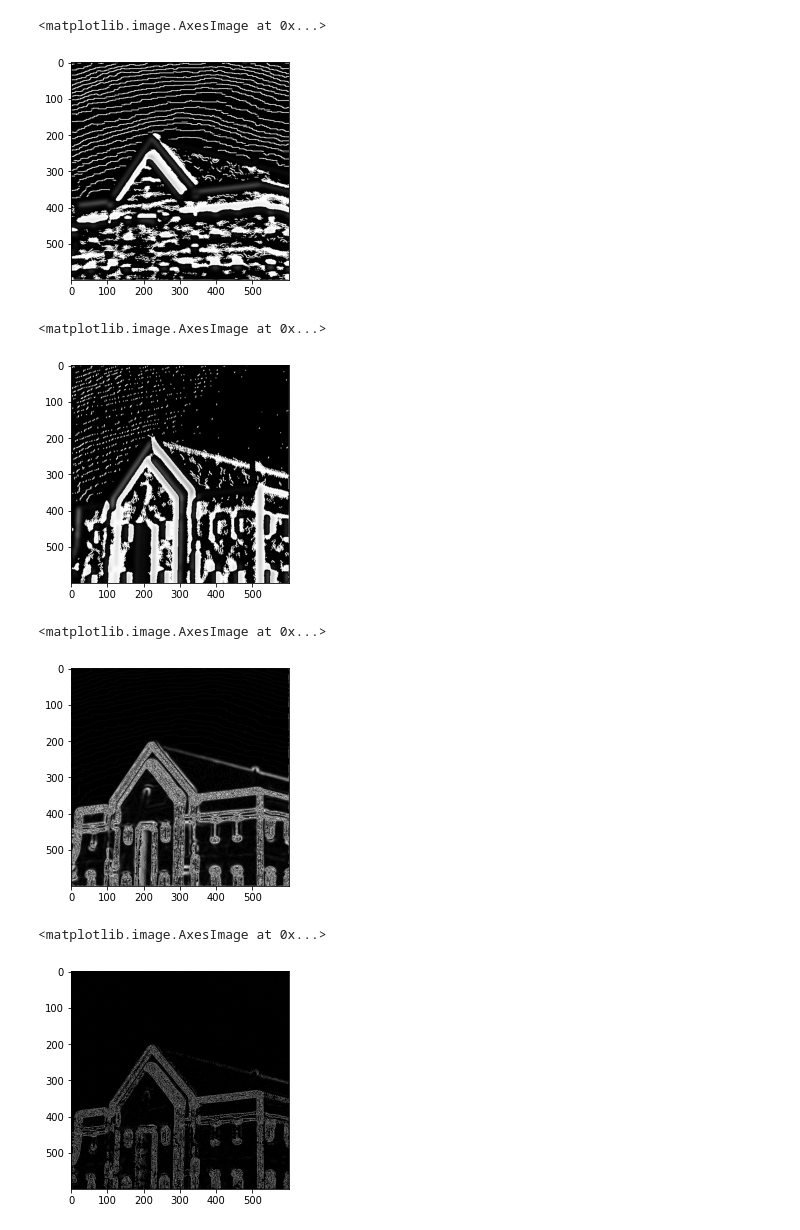
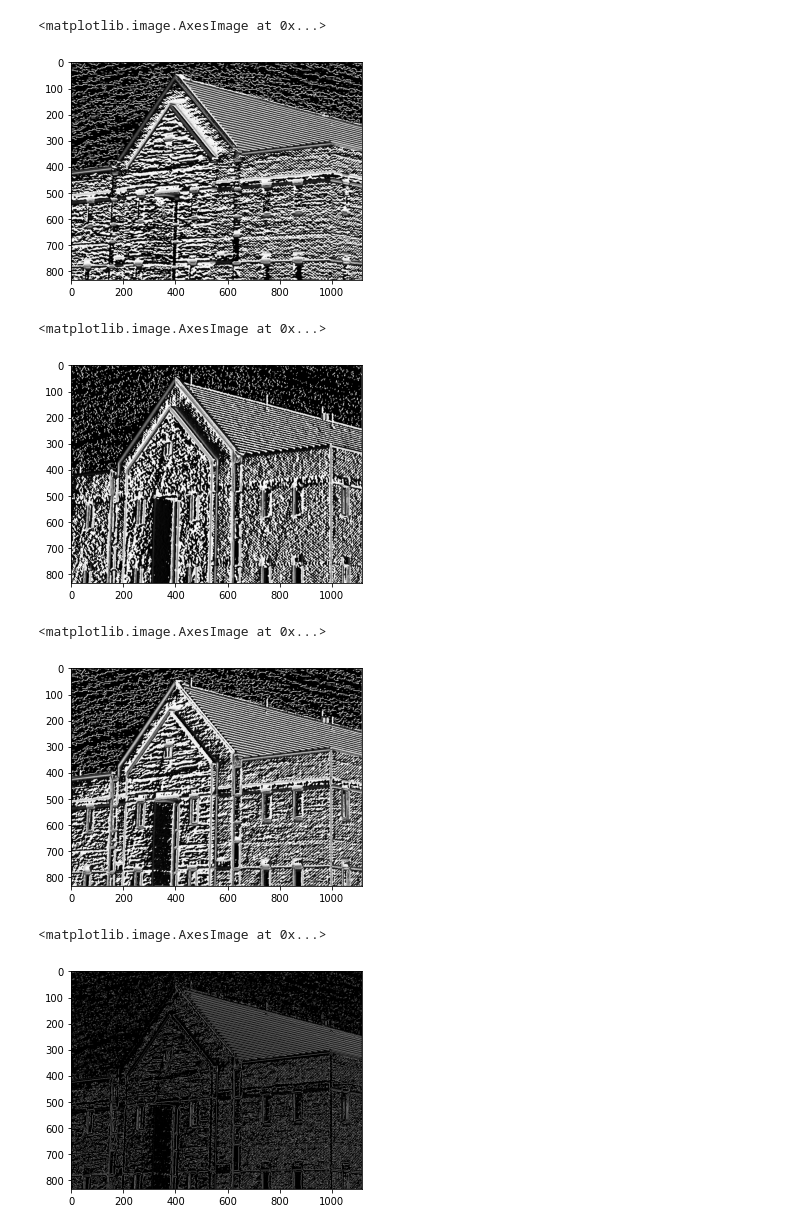
Before and after one commit to swzhxx/DIP, a Jupyter notebook: segmentation/canny-edge.ipynb, the cells around one changed output. Saved outputs shown, nothing was run; the diff lists cells and outputs as text; code cells hidden in the pictures.

```diff
--- a/segmentation/canny-edge.ipynb
+++ b/segmentation/canny-edge.ipynb
@@ -3,7 +3,7 @@ from  matplotlib import pyplot as plt
 import numpy as np
 from scipy import ndimage as ndim
 # %%
-f = plt.imread("./../images/building-600by600.tif")
+f = plt.imread("./../images/building-cropped-834by1114.tif")
 plt.imshow(f , "gray")
 # %% [output]
 <matplotlib.image.AxesImage at 0x...>
@@ -11,7 +11,7 @@ plt.imshow(f , "gray")
 # %%
-# Gauss Filter
+# Gauss Blur
 f = f.copy()
-g = ndim.gaussian_filter(f,sigma= 5)
+g = ndim.gaussian_filter(f , sigma =2)
 
 plt.imshow(g,"gray")
 # %% [output]
@@ -23,48 +23,49 @@ def gradient(f):
     h,w = f.shape
     gradient_x_kernel = np.array ([
     [
-        -1, - 1, -1
+        -1 , -2 , -1
     ],[
-        0,0,0
+        0 , 0 , 0
     ],[
-        1,1,1
-    ]])
-    gradient_x = ndim.convolve(f,gradient_x_kernel,mode ="constant")
+       1, 2, 1
+    ]
+    ])
+    gx = ndim.convolve(f,gradient_x_kernel,mode ="constant")
 
     gradient_y_kernel = np.array([
     [
-        -1 , 0 , 1
+        -1, 0, 1
     ],[
-        -2 , 0 , 2
+        -2,0,2
     ],[
-        -1, 0 , 1
+        -1,0,1
     ]
     ])
 
-    gradient_y =  ndim.convolve(f,gradient_y_kernel , mode="constant")
-    return gradient_x , gradient_y
+    gy =  ndim.convolve(f,gradient_y_kernel , mode="constant")
+    return gx ,gy
 # %%
 gx, gy = gradient(g)
 plt.imshow(gx , 'gray')
 # %% [output]
 <matplotlib.image.AxesImage at 0x...>
-[figure, old version]
+[figure, new version]
 # %%
 plt.imshow(gy , "gray")
 # %% [output]
 <matplotlib.image.AxesImage at 0x...>
-[figure, old version]
+[figure, new version]
 # %%
 # 幅度图
 def magnitude(gx , gy):
-    m = gx ** 2 + gy ** 2
+    m = np.abs(gx) + np.abs(gy)
     return m
 m = magnitude(gx , gy)
 m = m / m.max() * 255
 plt.imshow(m , "gray")
 # %% [output]
 <matplotlib.image.AxesImage at 0x...>
-[figure, old version]
+[figure, new version]
 # %%
 
 """
@@ -110,6 +111,6 @@ nm = non_max_suppression(m,d)
 plt.imshow(nm , "gray")
 # %% [output]
 <matplotlib.image.AxesImage at 0x...>
-[figure, old version]
+[figure, new version]
 # %%
 ## 双门限处理
```
Also changed, not shown: parts of 3 cells of this notebook, 1 other file.
